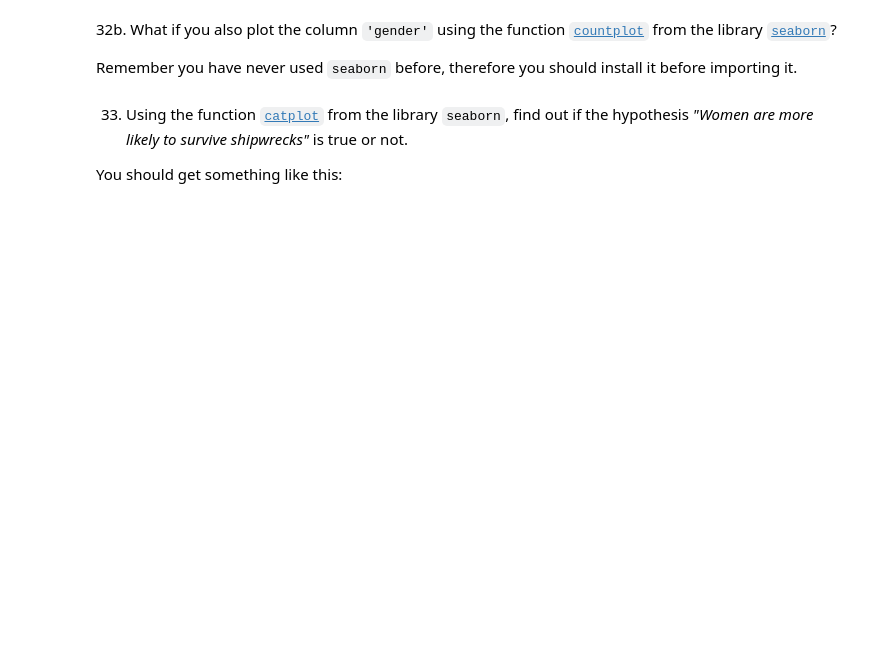
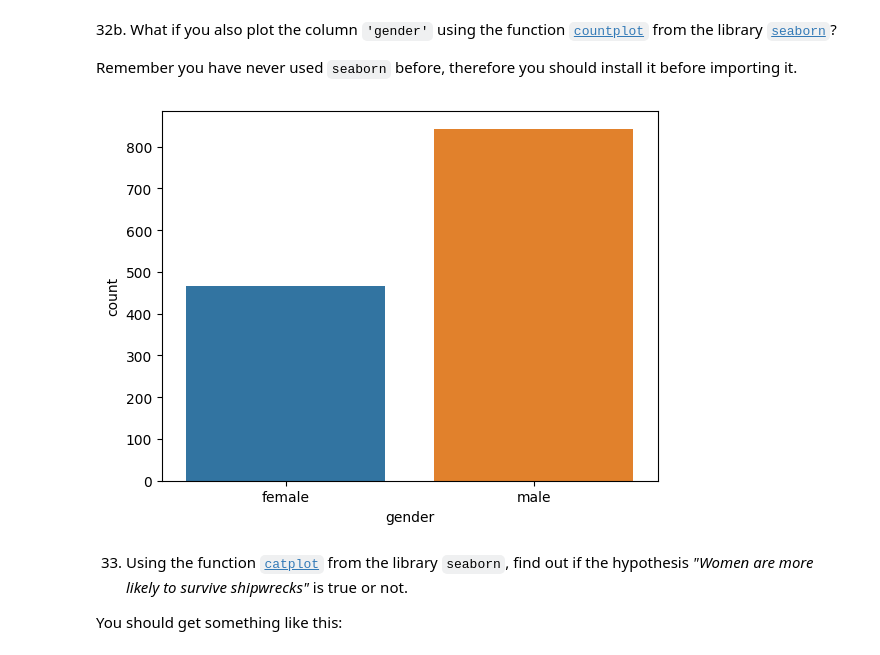
Before and after one commit to Mlcruz9/DS_TheBridgeBBK_SBIL2023, a Jupyter notebook: 2-Data_Analysis/2-Pandas/Práctica/10-titanic/Titanic-exercise.ipynb, the cells around one changed output. Drawn from its saved outputs; the diff is of its cells as text; code cells hidden in the pictures; blank space fills up the shorter version.

```diff
--- a/2-Data_Analysis/2-Pandas/Práctica/10-titanic/Titanic-exercise.ipynb
+++ b/2-Data_Analysis/2-Pandas/Práctica/10-titanic/Titanic-exercise.ipynb
@@ -102,6 +672,10 @@ Hint: There were two people with the same name, who?
 32b. What if you also plot the column `'gender'` using the function [`countplot`](https://seaborn.pydata.org/generated/seaborn.countplot.html) from the library [`seaborn`](https://seaborn.pydata.org/)?
 
 Remember you have never used `seaborn` before, therefore you should install it before importing it.
+# %%
+sns.countplot(data = titanic, x = 'gender');
+# %% [output]
+[figure, added]
 # %% [markdown]
 33. Using the function [`catplot`](https://seaborn.pydata.org/generated/seaborn.catplot.html) from the library `seaborn`, find out if the hypothesis _"Women are more likely to survive shipwrecks"_ is true or not.
 
```
Also changed, not shown: parts of 71 cells of this notebook, 1 other file.
